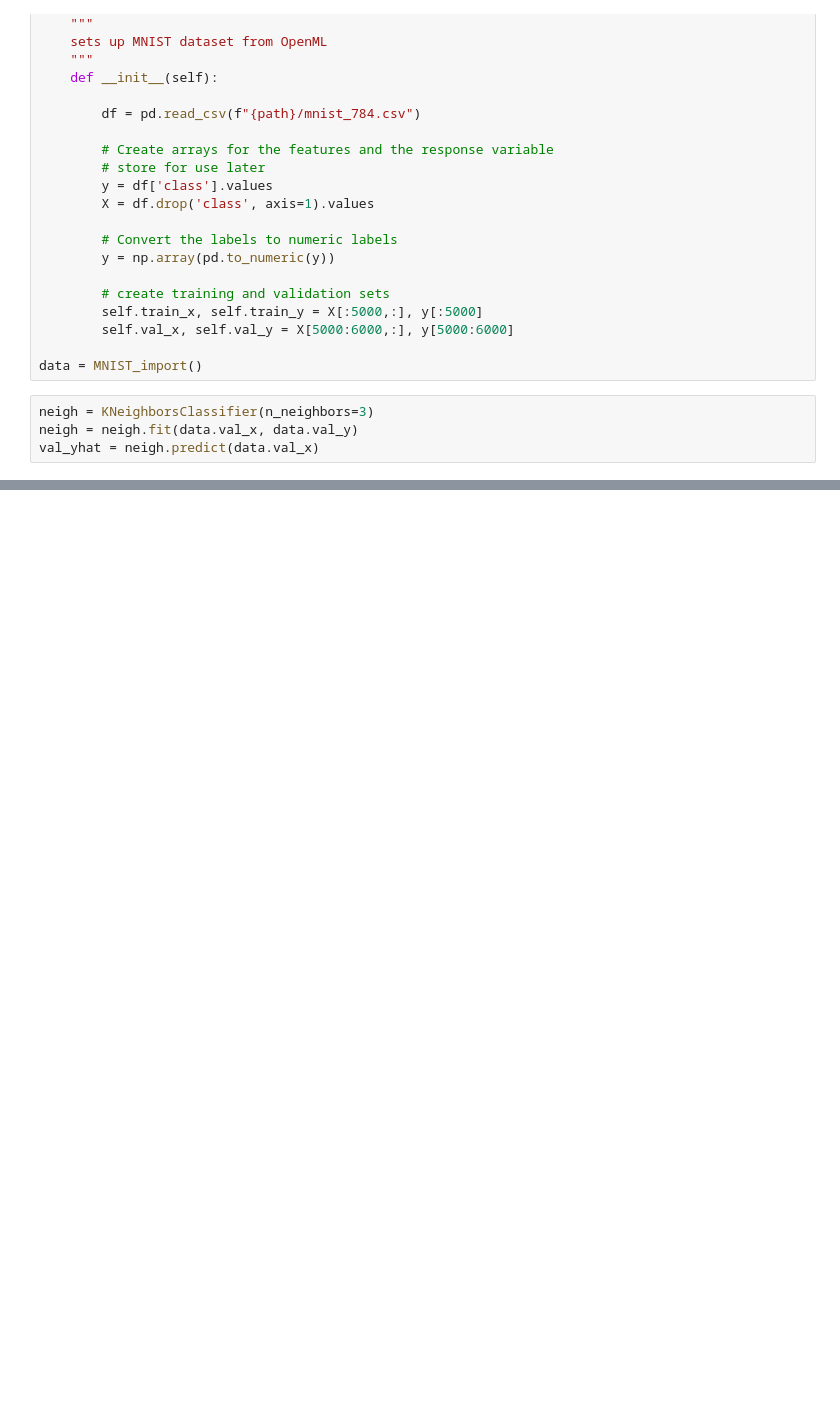
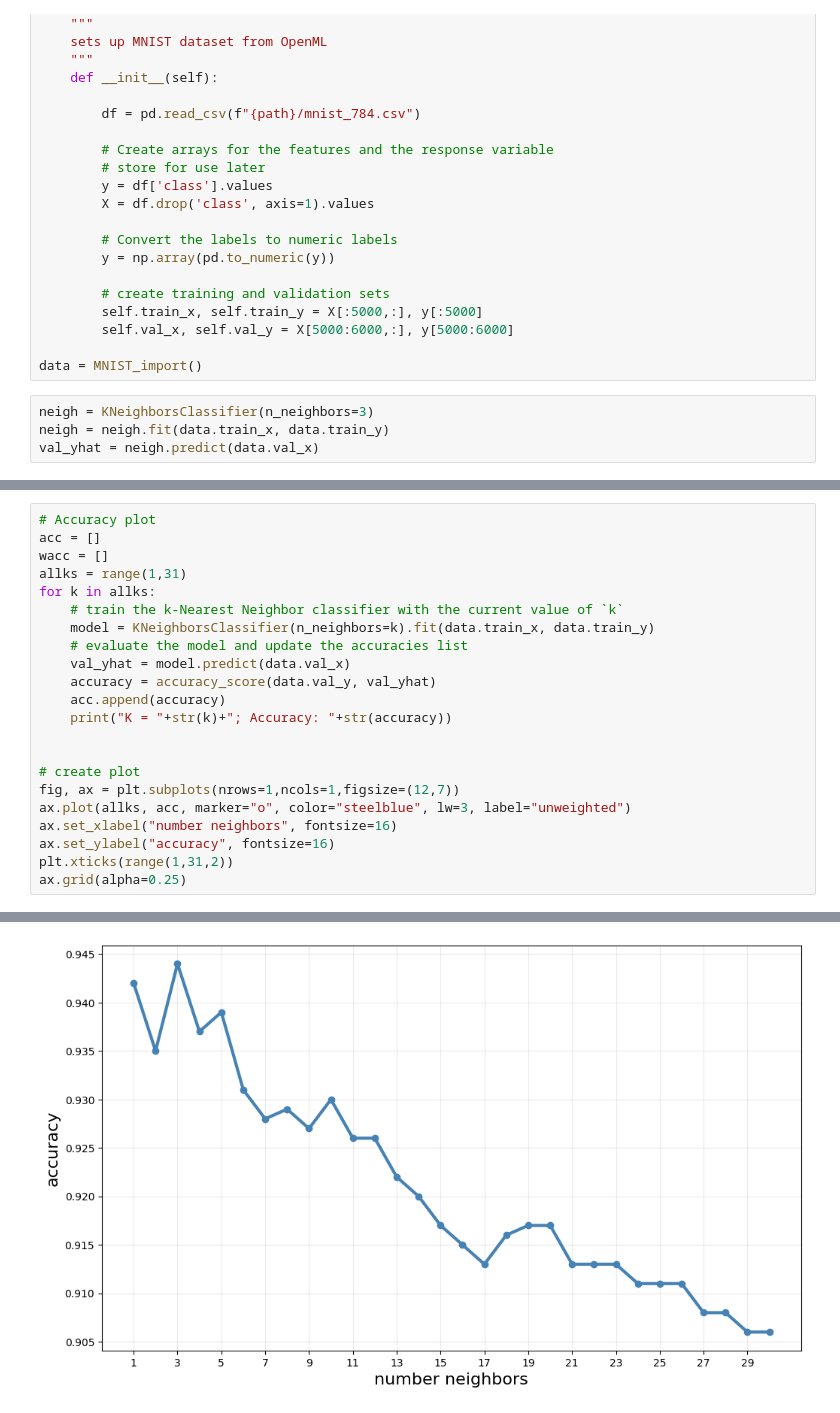
Before and after one commit to rohanxavier33/MSIT_KNN, a Jupyter notebook: library_knnMSIT.ipynb, the cells around one changed output, grey strips where cells are left out. Drawn from its saved outputs; the diff is of its cells as text; blank space fills up the shorter version.

Commit message:
accuracy plots

```diff
--- a/library_knnMSIT.ipynb
+++ b/library_knnMSIT.ipynb
@@ -51,7 +52,7 @@ class MNIST_import:
 data = MNIST_import()
 # %%
 neigh = KNeighborsClassifier(n_neighbors=3)
-neigh = neigh.fit(data.val_x, data.val_y)
+neigh = neigh.fit(data.train_x, data.train_y)
 val_yhat = neigh.predict(data.val_x)
 # %%
 sklearn.metrics.confusion_matrix(data.val_y, val_yhat, labels=None, sample_weight=None, normalize=None)
@@ -68,0 +70,23 @@ array([[112,   0,   0,   0,   0,   0,   1,   0,   0,   0],
+# %%
+# Accuracy plot
+acc = []
+wacc = []
+allks = range(1,31)
+for k in allks:
+    # train the k-Nearest Neighbor classifier with the current value of `k`
+    model = KNeighborsClassifier(n_neighbors=k).fit(data.train_x, data.train_y)
+    # evaluate the model and update the accuracies list
+    val_yhat = model.predict(data.val_x)
+    accuracy = accuracy_score(data.val_y, val_yhat)
+    acc.append(accuracy)
+    print("K = "+str(k)+"; Accuracy: "+str(accuracy))
+
+
+# create plot
+fig, ax = plt.subplots(nrows=1,ncols=1,figsize=(12,7))
+ax.plot(allks, acc, marker="o", color="steelblue", lw=3, label="unweighted")
+ax.set_xlabel("number neighbors", fontsize=16)
+ax.set_ylabel("accuracy", fontsize=16)
+plt.xticks(range(1,31,2))
+ax.grid(alpha=0.25)
+# %% [output]
@@ -68,0 +110 @@ array([[112,   0,   0,   0,   0,   0,   1,   0,   0,   0],
+[figure, added]
```
Also changed, not shown: parts of 3 cells of this notebook, 1 other file.
